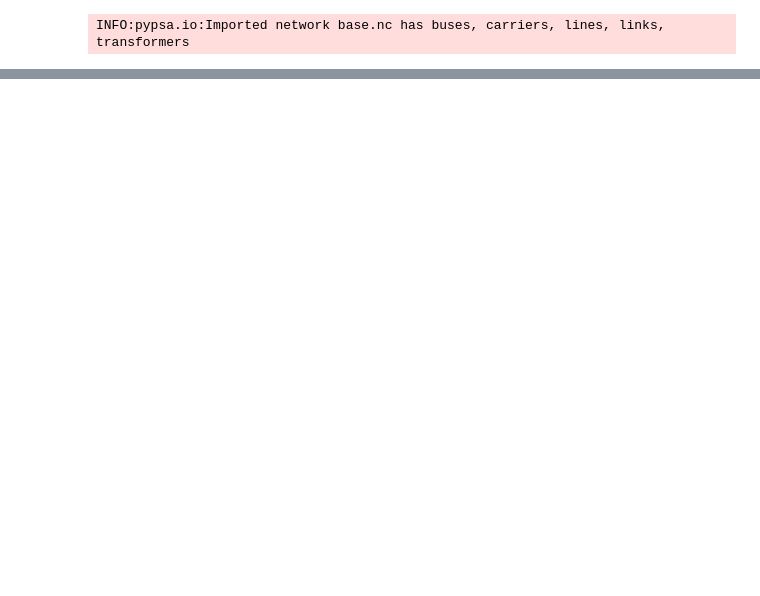
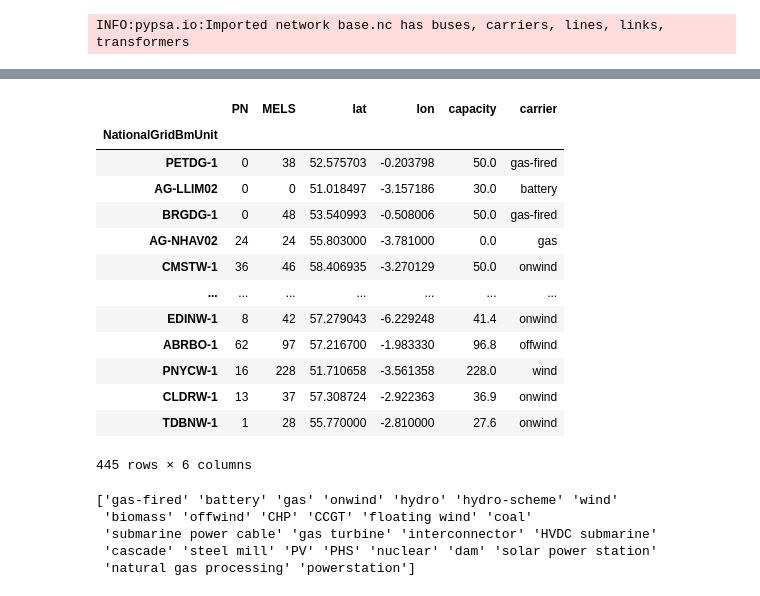
Before and after one commit to LukasFrankenQ/LMP, a Jupyter notebook: notebooks/plot_network.ipynb, the cells around one changed output, grey strips where cells are left out. Cells and saved outputs as stored; diff of their text form; code cells hidden in the pictures; blank space fills up the shorter version.

```diff
--- a/notebooks/plot_network.ipynb
+++ b/notebooks/plot_network.ipynb
@@ -70,0 +194,72 @@ plt.show()
+# %%
+bmus = pd.read_csv(Path.cwd().parent / 'resources' / 'live_data' / f'{date}_{period}' / 'elexon_bmus.csv', index_col=0)
+# loc = pd.read_csv(Path.cwd().parent / 'data' / 'manual' / 'bmus.csv', index_col=0)
+loc = pd.read_csv(Path.cwd().parent / 'resources' / 'bmunits_loc.csv', index_col=0)
+
+shared = bmus.index.intersection(loc.index)
+
+loc = pd.concat((bmus.loc[shared], loc.loc[shared]), axis=1).dropna()
+loc = loc.loc[loc.lon != 0]
+
+loc
+# %% [output]
+|  | PN | MELS | lat | lon | capacity | carrier |
+| NationalGridBmUnit |  |  |  |  |  |  |
+| PETDG-1 | 0 | 38 | 52.575703 | -0.203798 | 50.0 | gas-fired |
+| AG-LLIM02 | 0 | 0 | 51.018497 | -3.157186 | 30.0 | battery |
+| BRGDG-1 | 0 | 48 | 53.540993 | -0.508006 | 50.0 | gas-fired |
+| AG-NHAV02 | 24 | 24 | 55.803000 | -3.781000 | 0.0 | gas |
+| CMSTW-1 | 36 | 46 | 58.406935 | -3.270129 | 50.0 | onwind |
+| ... | ... | ... | ... | ... | ... | ... |
+| EDINW-1 | 8 | 42 | 57.279043 | -6.229248 | 41.4 | onwind |
+| ABRBO-1 | 62 | 97 | 57.216700 | -1.983330 | 96.8 | offwind |
+| PNYCW-1 | 16 | 228 | 51.710658 | -3.561358 | 228.0 | wind |
+| CLDRW-1 | 13 | 37 | 57.308724 | -2.922363 | 36.9 | onwind |
+| TDBNW-1 | 1 | 28 | 55.770000 | -2.810000 | 27.6 | onwind |
+445 rows × 6 columns
+# %%
+print(loc.carrier.unique())
+
+nice_carriers = {
+    "gas turbine": [
+        'gas-fired',
+        'gas',
+        'chp',
+        'CCGT',
+        'gas turbine',
+        'natural gas processing'
+        ],
+    "nuclear": ['nuclear'],
+    "biomass": ['biomass'],
+    "coal": ['coal'],
+    "hydro": [
+        'hydro',
+        'hydro-scheme',
+        'PHS',
+        'dam'
+        ],
+    "onshore wind": ['onwind', 'wind'],
+    "offshore wind": ['offwind', 'floating wing'],
+    "interconnector": ['HVDC submarine'],
+    "solar": ['solar power station', 'PV'],
+}
+
+carrier_colors = {
+    "onshore wind": "#235ebc",
+    "offshore wind": "#6895dd",
+    "hydro": "#298c81",
+    "coal": "#545454",
+    "biomass": "#baa741",
+    "gas turbine": "#a85522",
+    "nuclear": '#ff8c00',
+    "interconnector": "#8a1caf",
+    "cascade": "#46caf0",
+    "solar": "#f9d002",
+    "battery": '#ace37f',
+}
+# %% [output]
+['gas-fired' 'battery' 'gas' 'onwind' 'hydro' 'hydro-scheme' 'wind'
+ 'biomass' 'offwind' 'CHP' 'CCGT' 'floating wind' 'coal'
+ 'submarine power cable' 'gas turbine' 'interconnector' 'HVDC submarine'
+ 'cascade' 'steel mill' 'PV' 'PHS' 'nuclear' 'dam' 'solar power station'
+ 'natural gas processing' 'powerstation']
```
Also changed, not shown: parts of 9 cells of this notebook.
